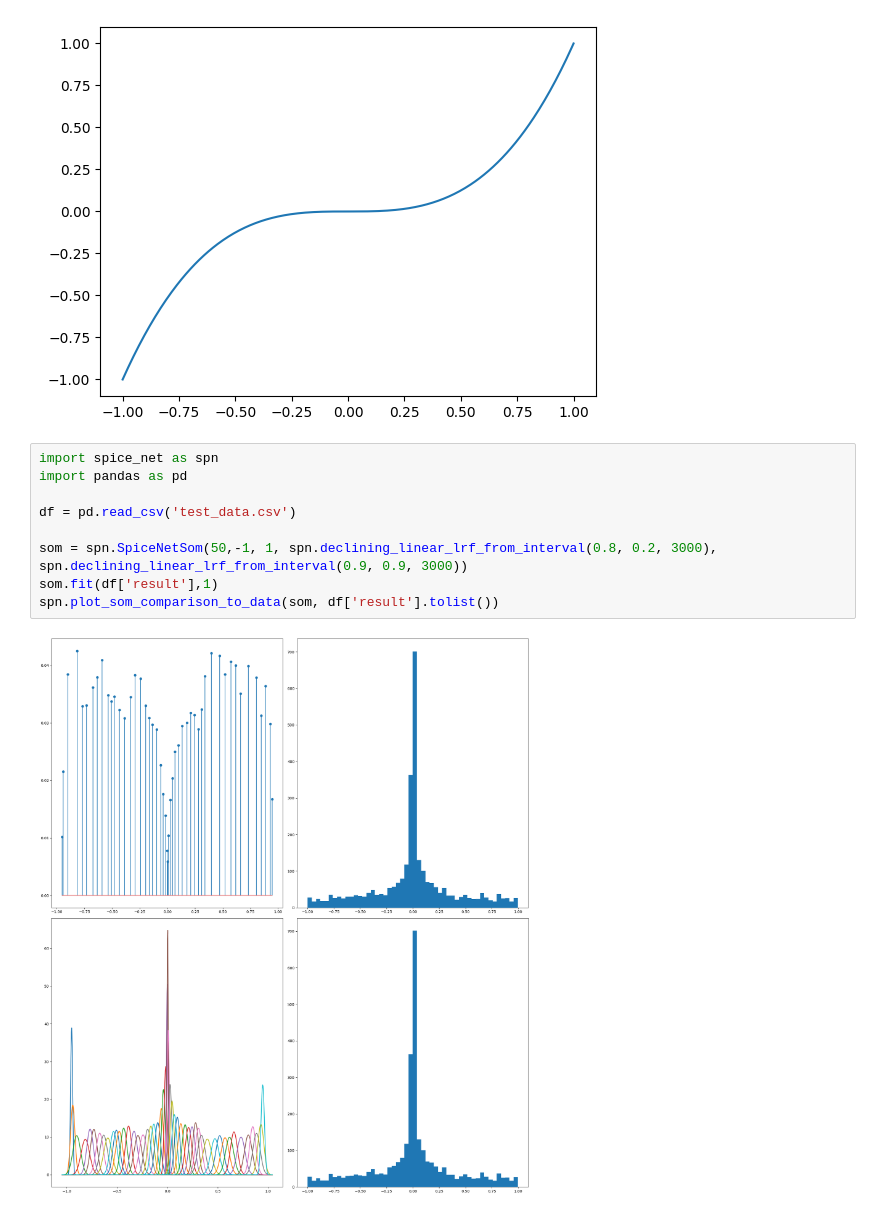
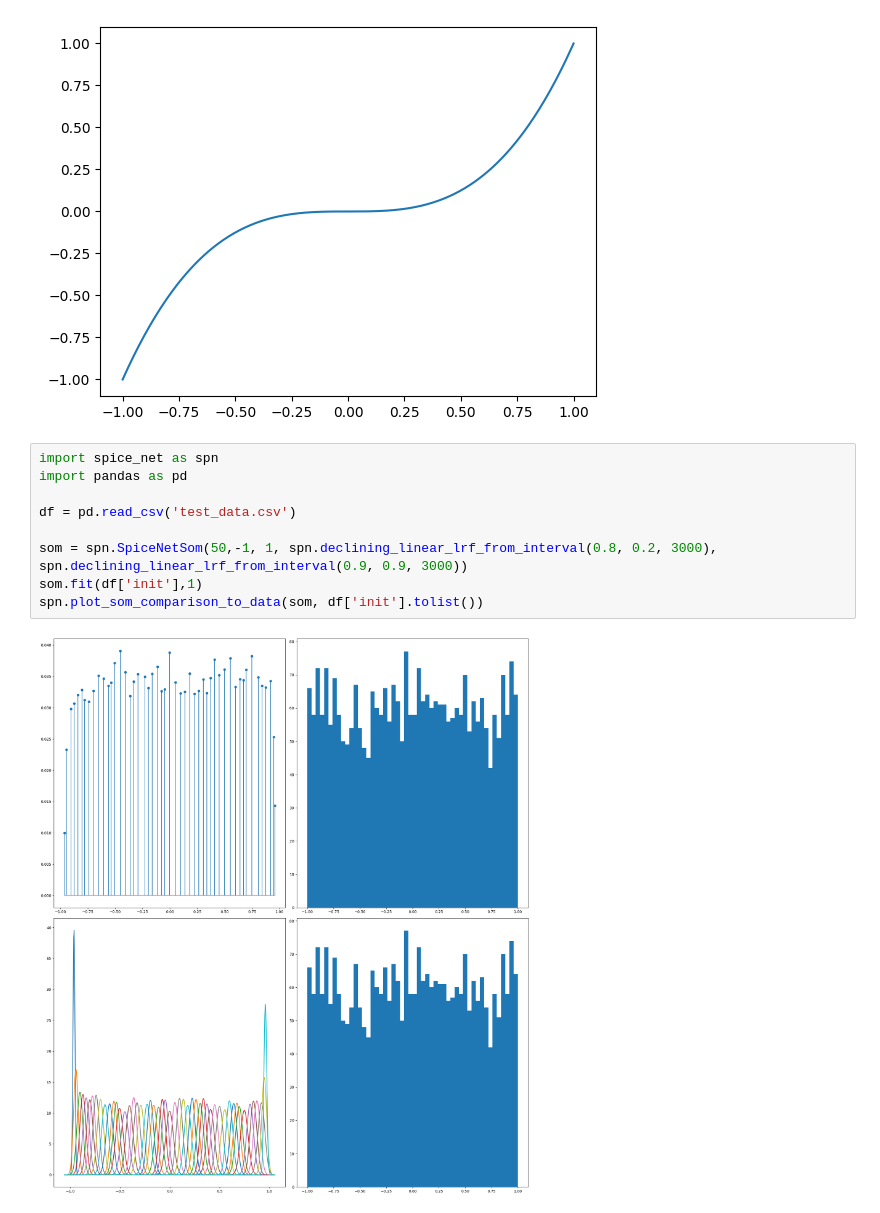
Before and after one commit to th-nuernberg/spicenet, a Jupyter notebook: code/embedded/presentation.ipynb, the cells around one changed output. Drawn from its saved outputs; the diff is of its cells as text.

```diff
--- a/code/embedded/presentation.ipynb
+++ b/code/embedded/presentation.ipynb
@@ -12,11 +12,11 @@ plt.plot(x_plt_vals, y_plt_vals)
 # %%
 import spice_net as spn
 import pandas as pd
 
 df = pd.read_csv('test_data.csv')
 
 som = spn.SpiceNetSom(50,-1, 1, spn.declining_linear_lrf_from_interval(0.8, 0.2, 3000), spn.declining_linear_lrf_from_interval(0.9, 0.9, 3000))
-som.fit(df['result'],1)
-spn.plot_som_comparison_to_data(som, df['result'].tolist())
+som.fit(df['init'],1)
+spn.plot_som_comparison_to_data(som, df['init'].tolist())
 # %% [output]
-[figure, old version]
+[figure, new version]
```
Also changed, not shown: 3 other files.
